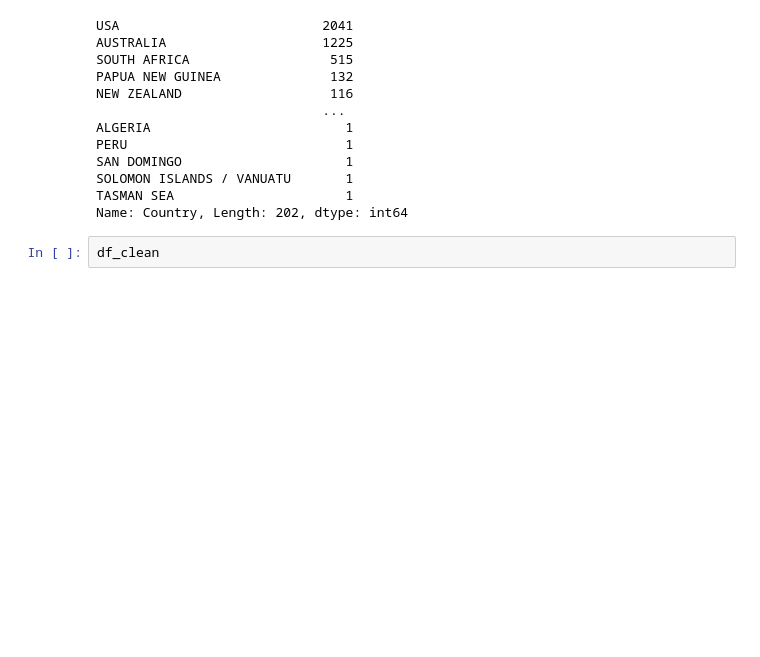
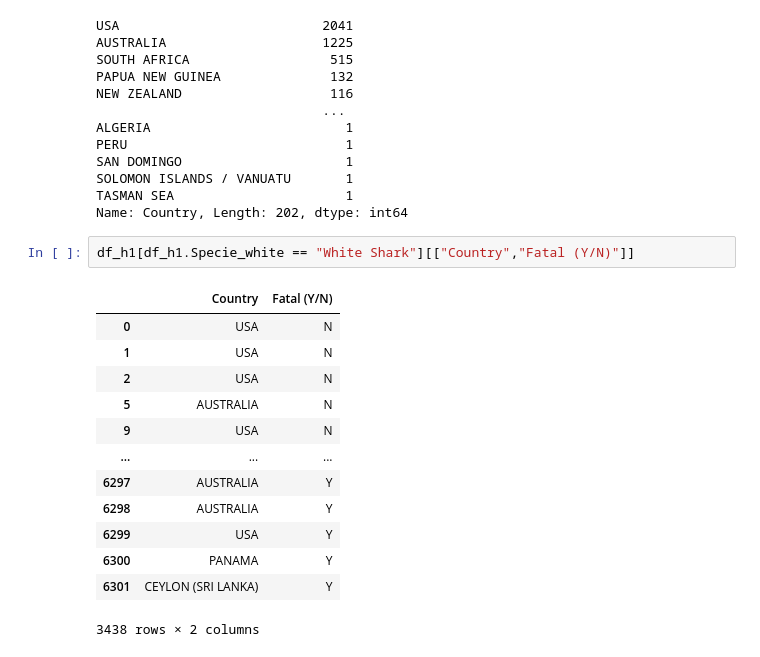
Before and after one commit to bmedm/pandas-project, a Jupyter notebook: Sharks_attacks_df.ipynb, the cells around one changed output. Drawn from its saved outputs; the diff is of its cells as text; blank space fills up the shorter version.

```diff
--- a/Sharks_attacks_df.ipynb
+++ b/Sharks_attacks_df.ipynb
@@ -133,5 +125,19 @@ SAN DOMINGO                     1
 SOLOMON ISLANDS / VANUATU       1
 TASMAN SEA                      1
 Name: Country, Length: 202, dtype: int64
-# %%
-df_clean
+# %%
+df_h1[df_h1.Specie_white == "White Shark"][["Country","Fatal (Y/N)"]]
+# %% [output]
+|  | Country | Fatal (Y/N) |
+| 0 | USA | N |
+| 1 | USA | N |
+| 2 | USA | N |
+| 5 | AUSTRALIA | N |
+| 9 | USA | N |
+| ... | ... | ... |
+| 6297 | AUSTRALIA | Y |
+| 6298 | AUSTRALIA | Y |
+| 6299 | USA | Y |
+| 6300 | PANAMA | Y |
+| 6301 | CEYLON (SRI LANKA) | Y |
+3438 rows × 2 columns
```
Also changed, not shown: parts of 19 cells of this notebook.
